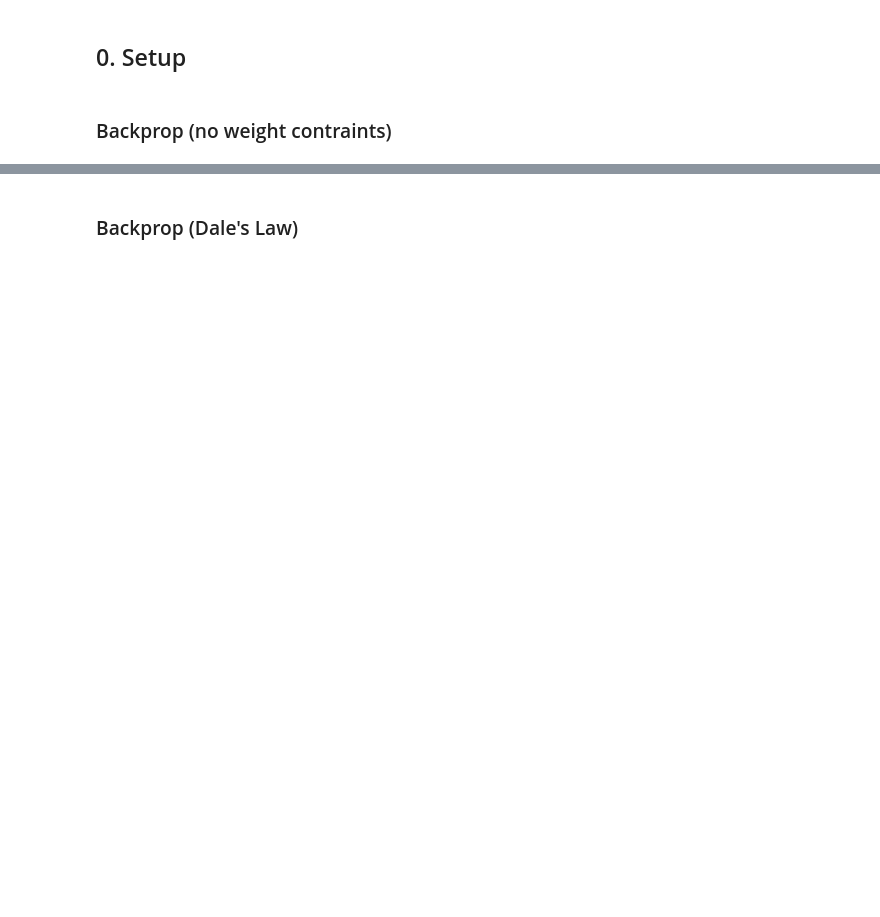
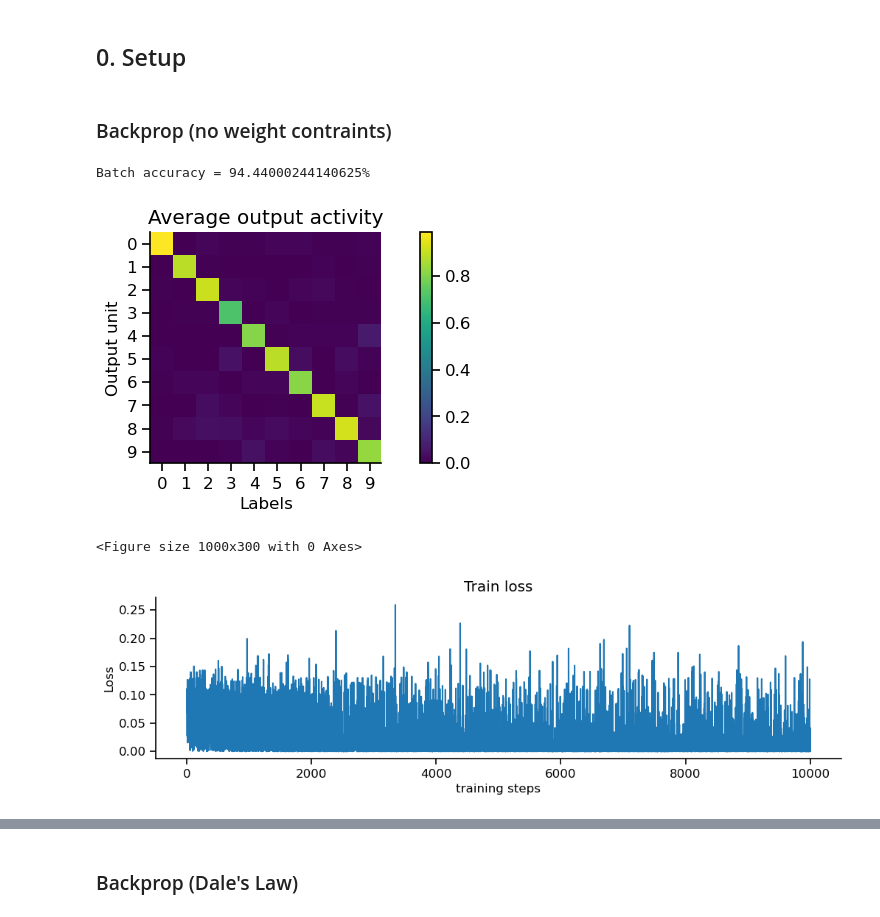
Before and after one commit to Milstein-Lab/EIANN, a Jupyter notebook: EIANN/notebooks/MNIST_1hidden.ipynb, the cells around one changed output, grey strips where cells are left out. Drawn from its saved outputs; the diff is of its cells as text; code cells hidden in the pictures; blank space fills up the shorter version.

```diff
--- a/EIANN/notebooks/MNIST_1hidden.ipynb
+++ b/EIANN/notebooks/MNIST_1hidden.ipynb
@@ -46,25 +46,30 @@ network_seed = 42
 # %%
 # Create network
 network_config = ut.read_from_yaml('../config/MNIST/EIANN_1_hidden_mnist_backprop_relu_SGD_config.yaml')
 layer_config = network_config['layer_config']
 projection_config = network_config['projection_config']
 training_kwargs = network_config['training_kwargs']
 
 bp_network = Network(layer_config, projection_config, seed=network_seed, **training_kwargs)
 
 # Train network
 data_generator.manual_seed(data_seed)
-# bp_network.train(train_sub_dataloader,
-#               epochs=epochs,
-#               store_history=False,
-#               store_weights=True,
-#               status_bar=True)
-
 bp_network.train_and_validate(train_sub_dataloader,
-                              val_dataloader,
+                              test_dataloader,
                               epochs=epochs,
-                              val_interval=(-200,-1,10),
+                              val_interval=(0,-1,100),
                               store_history=False,
                               store_weights=False,
                               status_bar=True)
+
+pt.plot_batch_accuracy(bp_network, test_dataloader)
+plt.figure()
+pt.plot_train_loss_history(bp_network)
+plt.title('Train loss')
+plt.show()
+# %% [output]
+Batch accuracy = 94.44000244140625%
+[figure, added]
+<Figure size 1000x300 with 0 Axes>
+[figure, added]
 # %%
```
Also changed, not shown: parts of 10 cells of this notebook, 1 other file.
